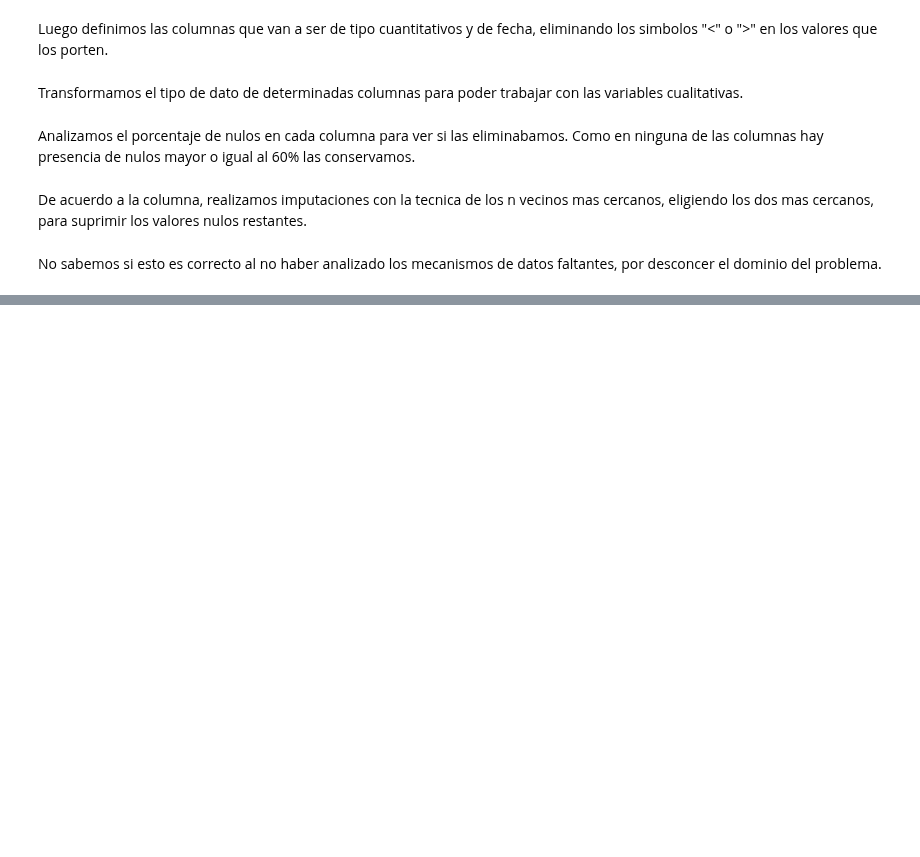
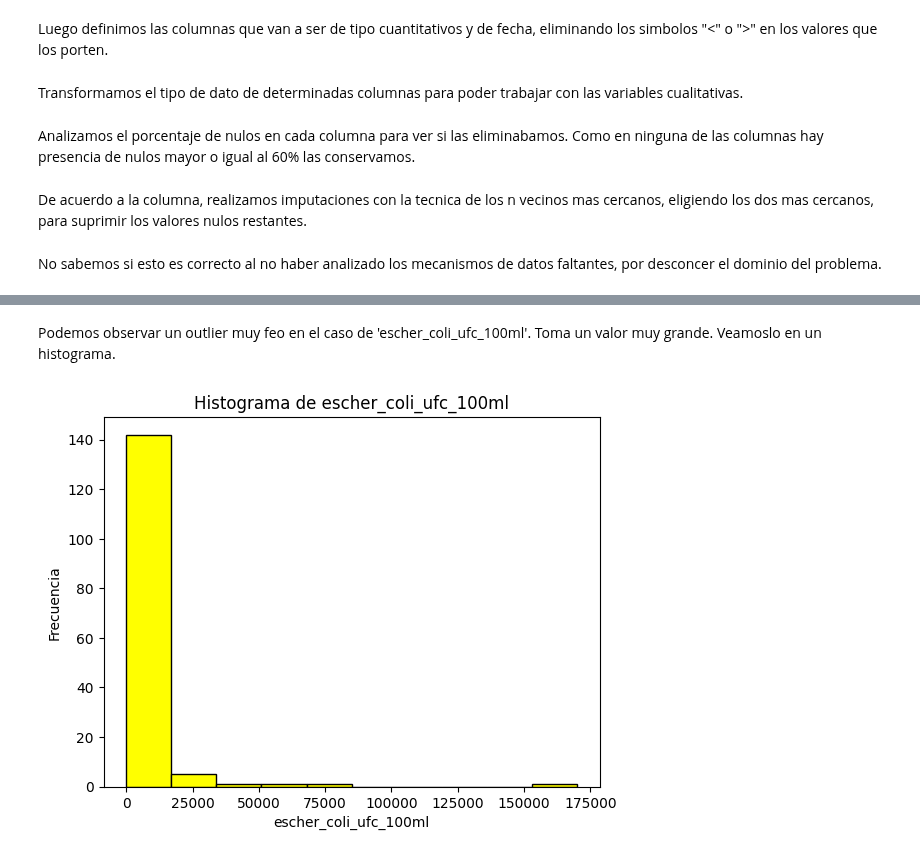
Before and after one commit to MaximoReynoso/TrabajoEspecial, a Jupyter notebook: TrabajoEspecial.ipynb, the cells around one changed output, grey strips where cells are left out. Cells and saved outputs as stored; diff of their text form; code cells hidden in the pictures; blank space fills up the shorter version.

```diff
--- a/TrabajoEspecial.ipynb
+++ b/TrabajoEspecial.ipynb
@@ -114,0 +189,12 @@ preprocessed_dataset[columnas_totales] = dataset_imputado
+# %% [markdown]
+Podemos observar un outlier muy feo en el caso de 'escher_coli_ufc_100ml'. Toma un valor muy grande. Veamoslo en un histograma.
+# %%
+plt.hist(var_cont_fecal['escher_coli_ufc_100ml'], bins=10, color='yellow', edgecolor='black')
+
+
+plt.xlabel('escher_coli_ufc_100ml')
+plt.ylabel('Frecuencia')
+plt.title('Histograma de escher_coli_ufc_100ml')
+plt.show()
+# %% [output]
+[figure, added]
```
Also changed, not shown: parts of 28 cells of this notebook.
